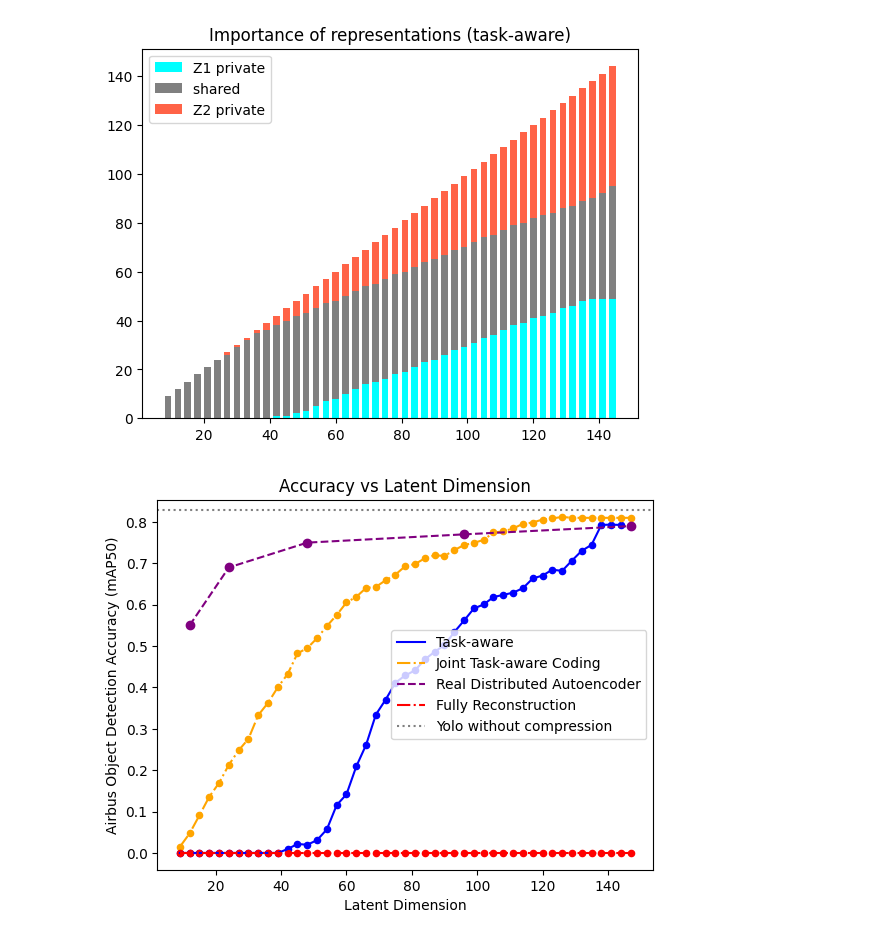
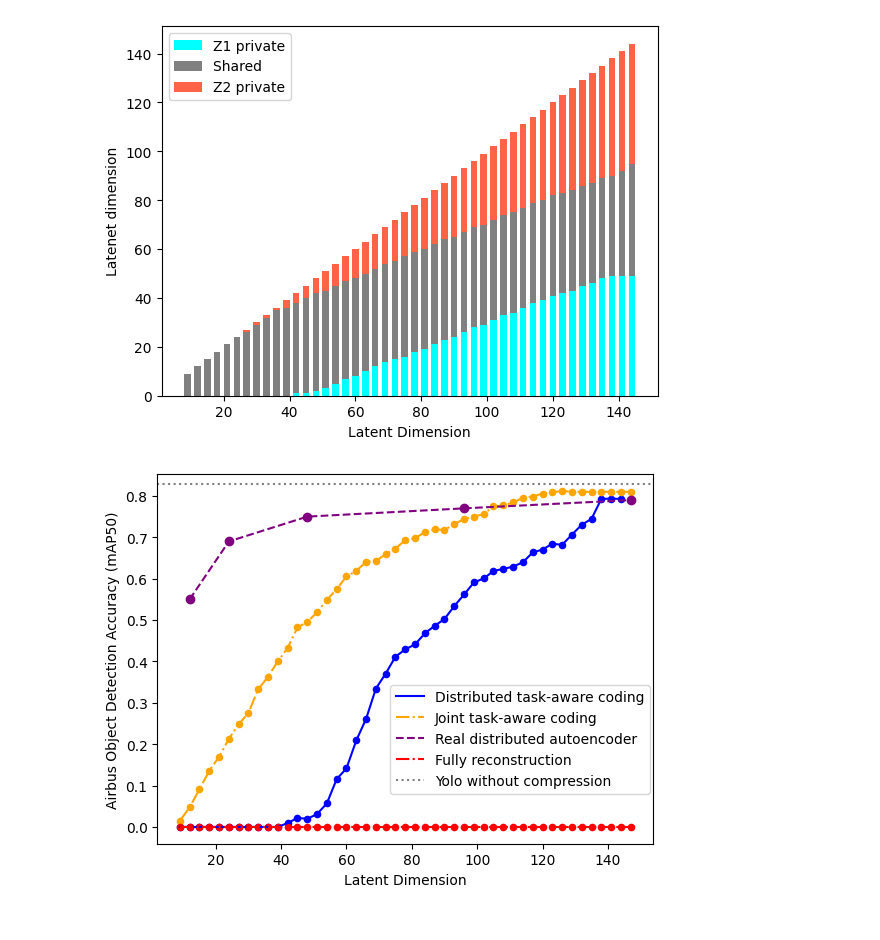
Before and after one commit to UTAustin-SwarmLab/Task-aware-Distributed-Source-Coding, a Jupyter notebook: airbus_scripts/plot＿airbus_eval.ipynb, the cells around one changed output. Drawn from its saved outputs; the diff is of its cells as text; code cells hidden in the pictures.

```diff
--- a/airbus_scripts/plot＿airbus_eval.ipynb
+++ b/airbus_scripts/plot＿airbus_eval.ipynb
@@ -23,36 +23,39 @@ height = 112
 ### Distributed
 mAP = []
 z_list = []
 rep_dims = [[], [], []]
 z_list.append([])
 mAP.append([])
 file_name = f'{dataset}_{z_dim}_taskaware_{model_type}_{vae_model}{width}x{height}_kl{beta_kl}_rec{beta_rec}_task{beta_task}_bs{batch_size}_cov{weight_cross_penalty}_lr{lr}_seed{seed}'
 csv_name = file_name + '.csv'
 
 with open('../csv_data/' + csv_name, 'r') as f:
     reader = csv.reader(f)
     for row in reader:
         if row[0] == 'dpca_dim':
             continue
         else:
             z_list[-1].append(int(row[0]))
             mAP[-1].append(float(row[4]))
             rep_dims[0].append(int(row[1]))
             rep_dims[1].append(int(row[2]))
             rep_dims[2].append(int(row[3]))
 
 rep_dims = np.array(rep_dims)
 
 ### stacked bar plot
 colors = ['blue', 'orange', 'green']
 plt.bar(z_list[0], rep_dims[0], width=2, color='cyan', label='Z1 private')
-plt.bar(z_list[0], rep_dims[1], width=2, color='grey', label='shared ', bottom=rep_dims[0])
+plt.bar(z_list[0], rep_dims[1], width=2, color='grey', label='Shared ', bottom=rep_dims[0])
 plt.bar(z_list[0], rep_dims[2], width=2, color='tomato', label='Z2 private', bottom=rep_dims[0]+rep_dims[1])
 plt.legend(loc="upper left")
-plt.title('Importance of representations (task-aware)')
+plt.ylabel("Latenet dimension")
+plt.xlabel("Latent Dimension")
+# plt.title('Importance of representations (task-aware)')
+plt.savefig('../plots/airbus/z_importance.png', bbox_inches='tight', dpi=300)
 plt.show()
 # %% [output]
-[figure, old version]
+[figure, new version]
 # %%
 ### Joint
 z_dim = 147
@@ -87,7 +90,7 @@ with open('../csv_data/' + csv_name, 'r') as f:
 
 rep_dims = np.array(rep_dims)
 
-label = ['Task-aware', 'Joint Task-aware Coding']
+label = ['Distributed task-aware coding', 'Joint task-aware coding']
 color_list = ['b', 'orange']
 line_style = ['-', '-.']
 ### plot
@@ -96,16 +99,17 @@ for l, z, sr, c, ls in zip(label, z_list, mAP, color_list, line_style):
     plt.scatter(z, sr, c=c, s=20)
 
 ### real learning model
-plt.plot([12, 24, 48, 96, 147], [0.55, 0.69, 0.75, 0.77, 0.79], c='purple', label='Real Distributed Autoencoder', linestyle='--')
+plt.plot([12, 24, 48, 96, 147], [0.55, 0.69, 0.75, 0.77, 0.79], c='purple', label='Real distributed autoencoder', linestyle='--')
 plt.scatter([12, 24, 48, 96, 147], [0.55, 0.69, 0.75, 0.77, 0.79], c='purple')
 
-plt.plot(np.arange(9, 148, 3), 0 * np.arange(9, 148, 3), c='red', label='Fully Reconstruction', linestyle='-.')
+plt.plot(np.arange(9, 148, 3), 0 * np.arange(9, 148, 3), c='red', label='Fully reconstruction', linestyle='-.')
 plt.scatter(np.arange(9, 148, 3), 0 * np.arange(9, 148, 3), c='red', s=20)
 plt.axhline(y = 0.83, color = 'gray', linestyle = ':', label='Yolo without compression')
 plt.ylabel("Airbus Object Detection Accuracy (mAP50)")
 plt.xlabel("Latent Dimension")
-plt.title(f"Accuracy vs Latent Dimension") # \n beta kl={beta_kl}, beta_rec={beta_rec},task weight={task_weight}, beta_cor={weight_cross_penalty}")
-plt.legend()
+# plt.title(f"Accuracy vs Latent Dimension") # \n beta kl={beta_kl}, beta_rec={beta_rec},task weight={task_weight}, beta_cor={weight_cross_penalty}")
+plt.legend(bbox_to_anchor=(0.47, 0.43), loc='upper left', borderaxespad=0)
+plt.savefig('../plots/airbus/dpca_acc.png', bbox_inches='tight', dpi=300)
 plt.show()
 # %% [output]
-[figure, old version]
+[figure, new version]
```
Also changed, not shown: 6 other files.
